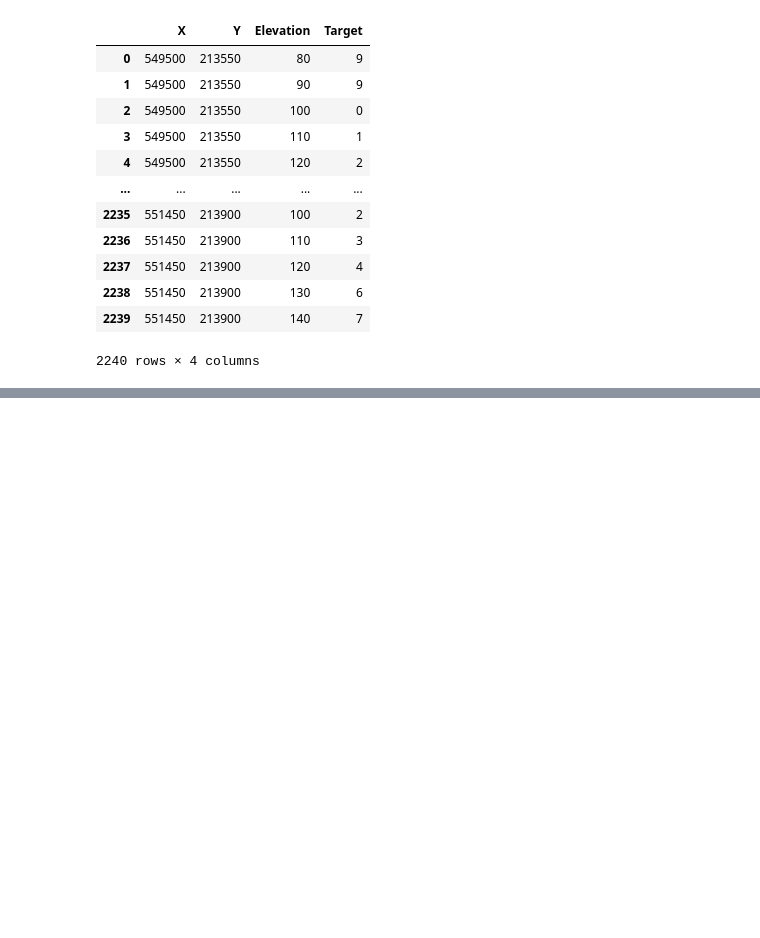
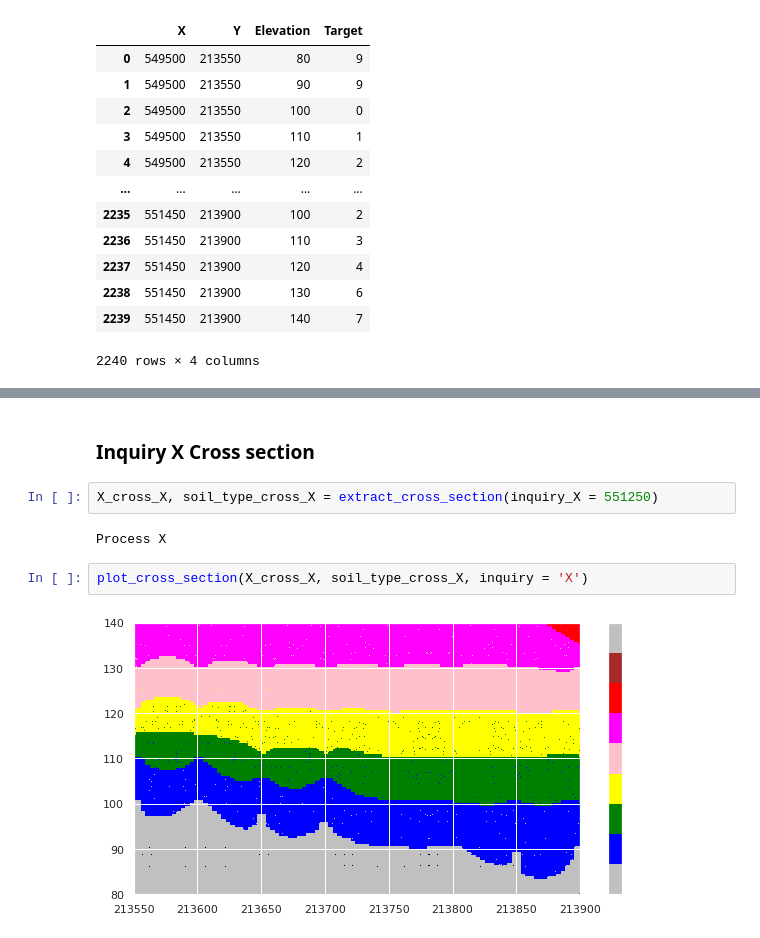
Before and after one commit to daitranskku/soil_properties, a Jupyter notebook: Step3_visualize_3D_points_and_cross_sections.ipynb, the cells around one changed output, grey strips where cells are left out. Saved outputs shown, nothing was run; the diff lists cells and outputs as text; blank space fills up the shorter version.

```diff
--- a/Step3_visualize_3D_points_and_cross_sections.ipynb
+++ b/Step3_visualize_3D_points_and_cross_sections.ipynb
@@ -219,0 +169,10 @@ plt.show()
+# %% [markdown]
+### **Inquiry X Cross section**
+# %%
+X_cross_X, soil_type_cross_X = extract_cross_section(inquiry_X = 551250)
+# %% [output]
+Process X
+# %%
+plot_cross_section(X_cross_X, soil_type_cross_X, inquiry = 'X')
+# %% [output]
+[figure, added]
```
Also changed, not shown: parts of 27 cells of this notebook.
